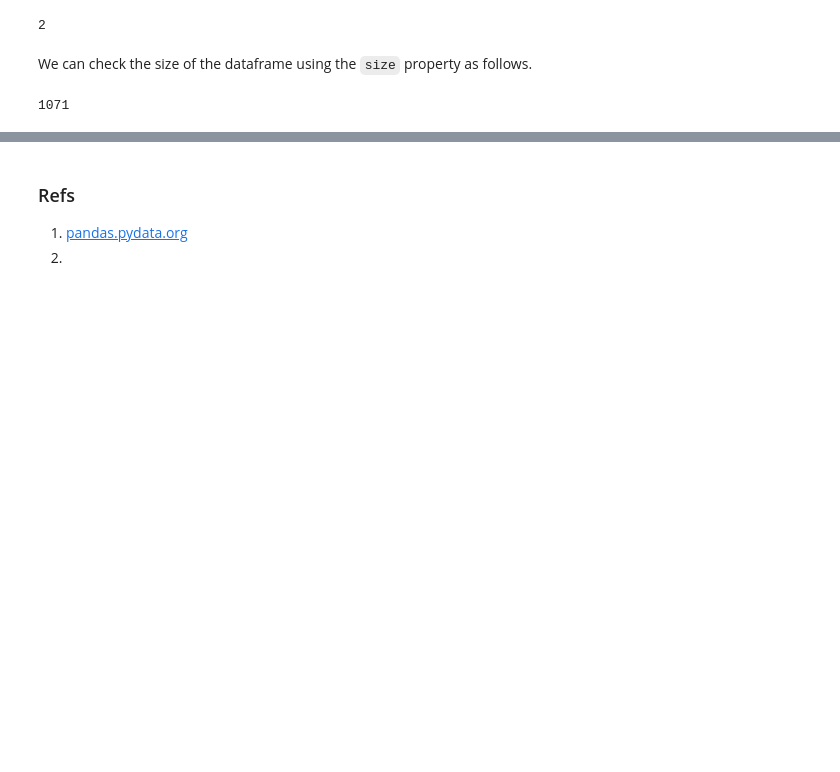
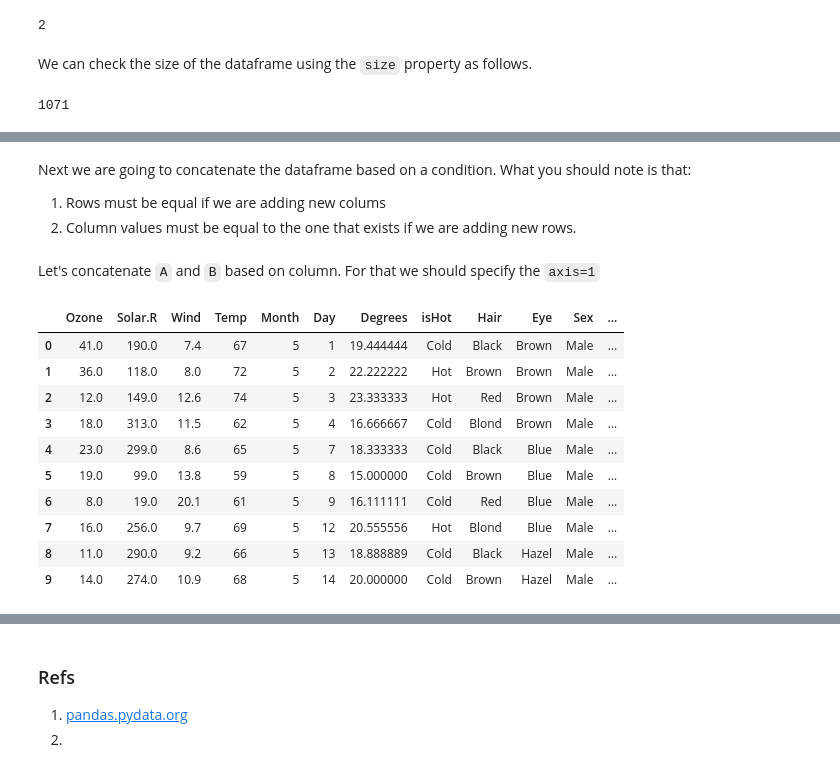
Before and after one commit to CrispenGari/Pandas, a Jupyter notebook: pandas.ipynb, the cells around one changed output, grey strips where cells are left out. Cells and saved outputs as stored; diff of their text form; code cells hidden in the pictures; blank space fills up the shorter version.

```diff
--- a/pandas.ipynb
+++ b/pandas.ipynb
@@ -410,0 +485,5 @@ dataframe.size
+# %%
+dataframe = pd.concat([dataframe, pd.DataFrame([[18.0, 131.0, 8.0, 76, 9, 29, 24.444444]], columns=[
+    'Ozone','Solar.R','Wind', 'Temp','Month', 'Day', 'Degrees'
+])], ignore_index=True)
+dataframe.tail()
@@ -410,0 +511,3 @@ dataframe.size
+# %%
+dataframe['isHot'] = np.where(dataframe.Degrees > 20, 'Hot', 'Cold')
+dataframe.head()
@@ -410,0 +535,4 @@ dataframe.size
+# %%
+df = pd.read_csv("files/HairEyeColor.csv")
+df.drop(columns=['Unnamed: 0'], inplace=True)
+df.head()
@@ -410,0 +566,24 @@ dataframe.size
+# %% [markdown]
+Next we are going to concatenate the dataframe based on a condition. What you should note is that:
+
+1. Rows must be equal if we are adding new colums
+2. Column values must be equal to the one that exists if we are adding new rows.
+# %%
+A = dataframe.head(10)
+B = df.head(10)
+# %% [markdown]
+Let's concatenate `A` and `B` based on column. For that we should specify the `axis=1`
+# %%
+pd.concat([A, B], axis=1)
+# %% [output]
+|  | Ozone | Solar.R | Wind | Temp | Month | Day | Degrees | isHot | Hair | Eye | Sex | ... |
+| 0 | 41.0 | 190.0 | 7.4 | 67 | 5 | 1 | 19.444444 | Cold | Black | Brown | Male | ... |
+| 1 | 36.0 | 118.0 | 8.0 | 72 | 5 | 2 | 22.222222 | Hot | Brown | Brown | Male | ... |
+| 2 | 12.0 | 149.0 | 12.6 | 74 | 5 | 3 | 23.333333 | Hot | Red | Brown | Male | ... |
+| 3 | 18.0 | 313.0 | 11.5 | 62 | 5 | 4 | 16.666667 | Cold | Blond | Brown | Male | ... |
+| 4 | 23.0 | 299.0 | 8.6 | 65 | 5 | 7 | 18.333333 | Cold | Black | Blue | Male | ... |
+| 5 | 19.0 | 99.0 | 13.8 | 59 | 5 | 8 | 15.000000 | Cold | Brown | Blue | Male | ... |
+| 6 | 8.0 | 19.0 | 20.1 | 61 | 5 | 9 | 16.111111 | Cold | Red | Blue | Male | ... |
+| 7 | 16.0 | 256.0 | 9.7 | 69 | 5 | 12 | 20.555556 | Hot | Blond | Blue | Male | ... |
+| 8 | 11.0 | 290.0 | 9.2 | 66 | 5 | 13 | 18.888889 | Cold | Black | Hazel | Male | ... |
+| 9 | 14.0 | 274.0 | 10.9 | 68 | 5 | 14 | 20.000000 | Cold | Brown | Hazel | Male | ... |
```
Also changed, not shown: parts of 30 cells of this notebook, 3 other files.
